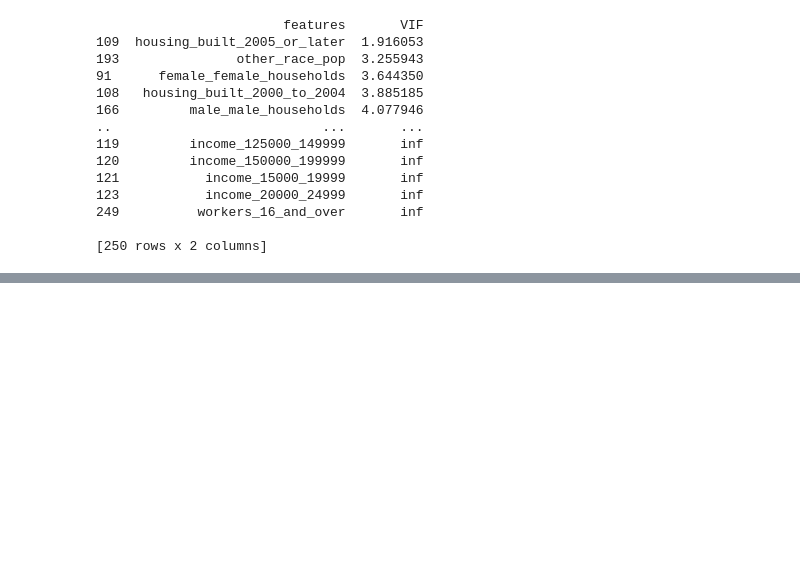
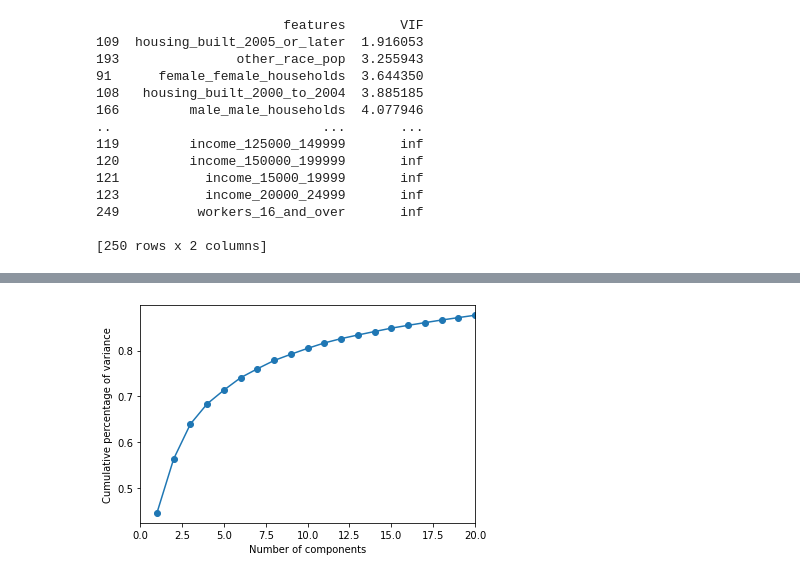
Before and after one commit to Skipp-py/NYCDSA_Capstone, a Jupyter notebook: Cherie/acs_ft_selection.ipynb, the cells around one changed output, grey strips where cells are left out. Drawn from its saved outputs; the diff is of its cells as text; code cells hidden in the pictures; blank space fills up the shorter version.

```diff
--- a/Cherie/acs_ft_selection.ipynb
+++ b/Cherie/acs_ft_selection.ipynb
@@ -156,0 +351,9 @@ print(vif_data.sort_values(by = "VIF"))
+# %%
+plt.scatter(range(1,21), np.cumsum(pca_norm.explained_variance_ratio_)[0:20])
+plt.plot(range(1,21), np.cumsum(pca_norm.explained_variance_ratio_)[0:20])
+plt.xlabel('Number of components')
+plt.ylabel('Cumulative percentage of variance')
+plt.xlim(0, 20)
+plt.show()
+# %% [output]
+[figure, added]
```
Also changed, not shown: parts of 16 cells of this notebook, 3 other files.
